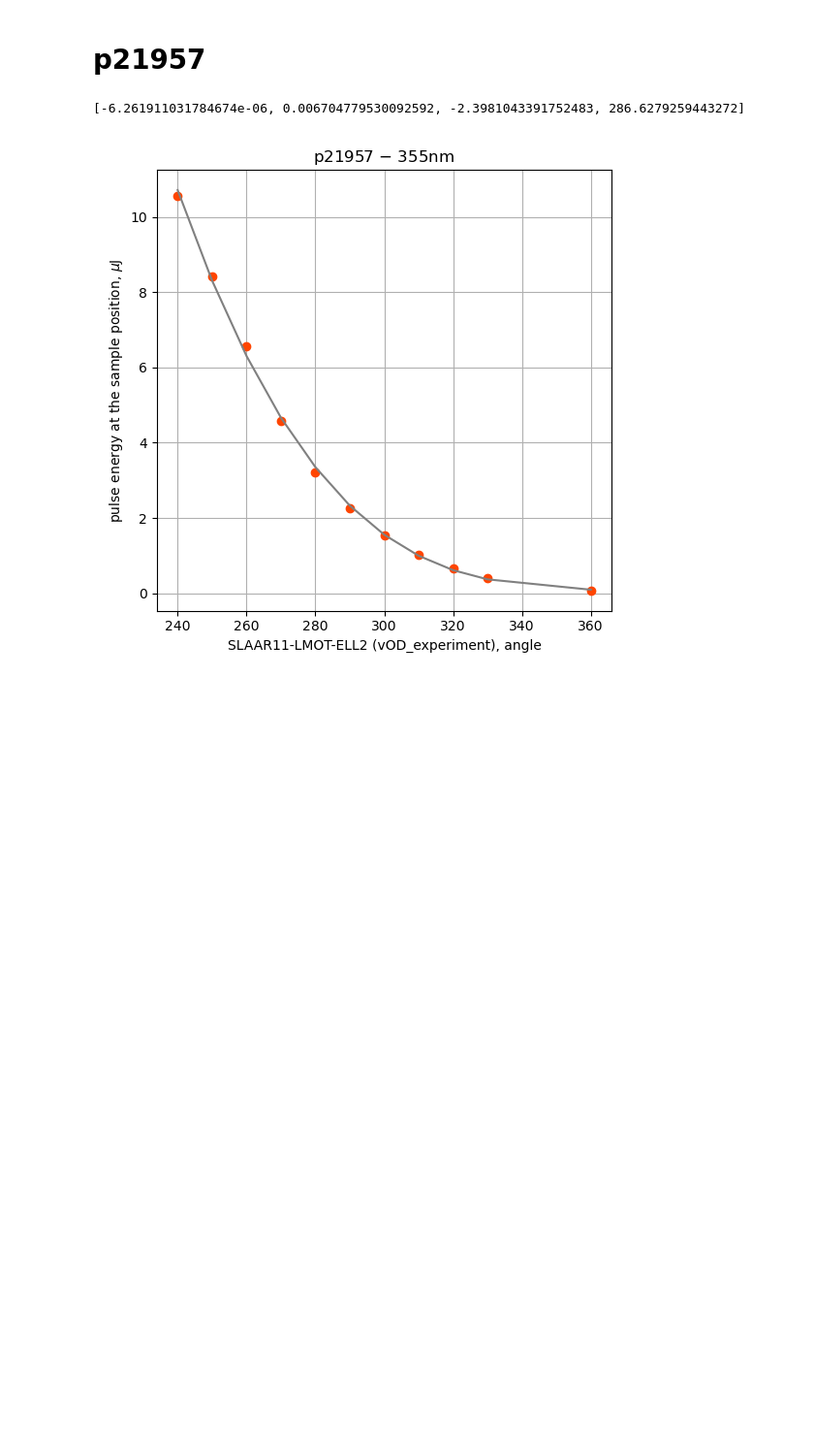
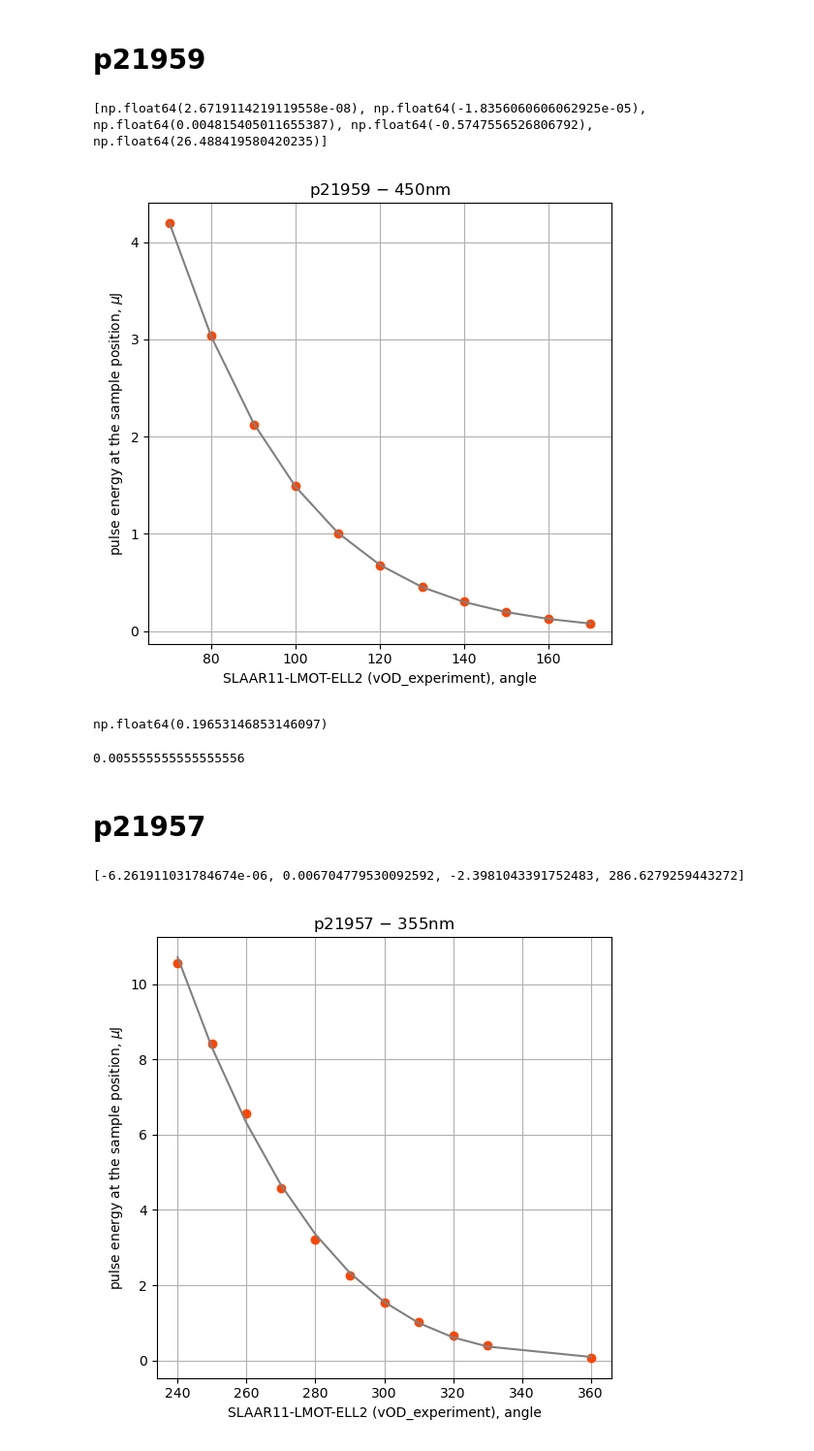
Before and after one commit to paulscherrerinstitute/alvra_beamline_scripts, a Jupyter notebook: waveplate_calibration.ipynb, the cells around one changed output. Shown at 97% size. Drawn from its saved outputs; the diff is of its cells as text; code cells hidden in the pictures; blank space fills up the shorter version.

Commit message:
Updated after OaPAC sfx experiment

```diff
--- a/waveplate_calibration.ipynb
+++ b/waveplate_calibration.ipynb
@@ -22,6 +22,49 @@ colors = prop_cycle.by_key()['color']
 
 import warnings
 warnings.filterwarnings('ignore')
+# %% [markdown]
+# p21959
+# %%
+pgroup = 'p21959'
+wavelength = '450nm'
+
+dark_reading = 0.025
+#angles = np.arange(240, 331, 10)
+angles = [170, 160, 150, 140, 130, 120, 110, 100, 90, 80, 70]
+sample = [0.105, 0.148, 0.217, 0.332, 0.481, 0.704, 1.030, 1.519, 2.145, 3.062, 4.217]
+sample = np.asarray(sample)
+
+sample -= dark_reading
+
+fwhm = 38
+fluence = sample*10**(-3)/(np.pi*(1.7**2*fwhm**2)/8*10**(-8))
+
+fitting = np.polyfit(angles, sample, 4)
+print(list(fitting))
+fitoutput = np.poly1d(np.polyfit(angles, sample, 4))
+pows = fitoutput(angles)
+
+plt.figure(figsize=(5.5,5.5))
+plt.title(pgroup+' $-$ '+wavelength)
+plt.plot(angles, sample, 'o', color='orangered')
+#plt.plot(attenuation, 5.6*np.array(upstream), 'o', color='darkblue')
+plt.plot(angles, pows, color='grey')
+plt.xlabel('SLAAR11-LMOT-ELL2 (vOD_experiment), angle')
+plt.ylabel('pulse energy at the sample position, $\mu$J')
+plt.grid()
+plt.tight_layout()
+plt.show()
+# %% [output]
+[np.float64(2.6719114219119558e-08), np.float64(-1.8356060606062925e-05), np.float64(0.004815405011655387), np.float64(-0.5747556526806792), np.float64(26.488419580420235)]
+[figure, added]
+# %%
+fitoutput(150)
+# %% [output]
+np.float64(0.19653146853146097)
+# %%
+10000/(5*60*60*100)
+# %% [output]
+0.005555555555555556
 # %% [markdown]
 # p21957
 # %%
```
Also changed, not shown: parts of 1 cell of this notebook, 4 other files.
